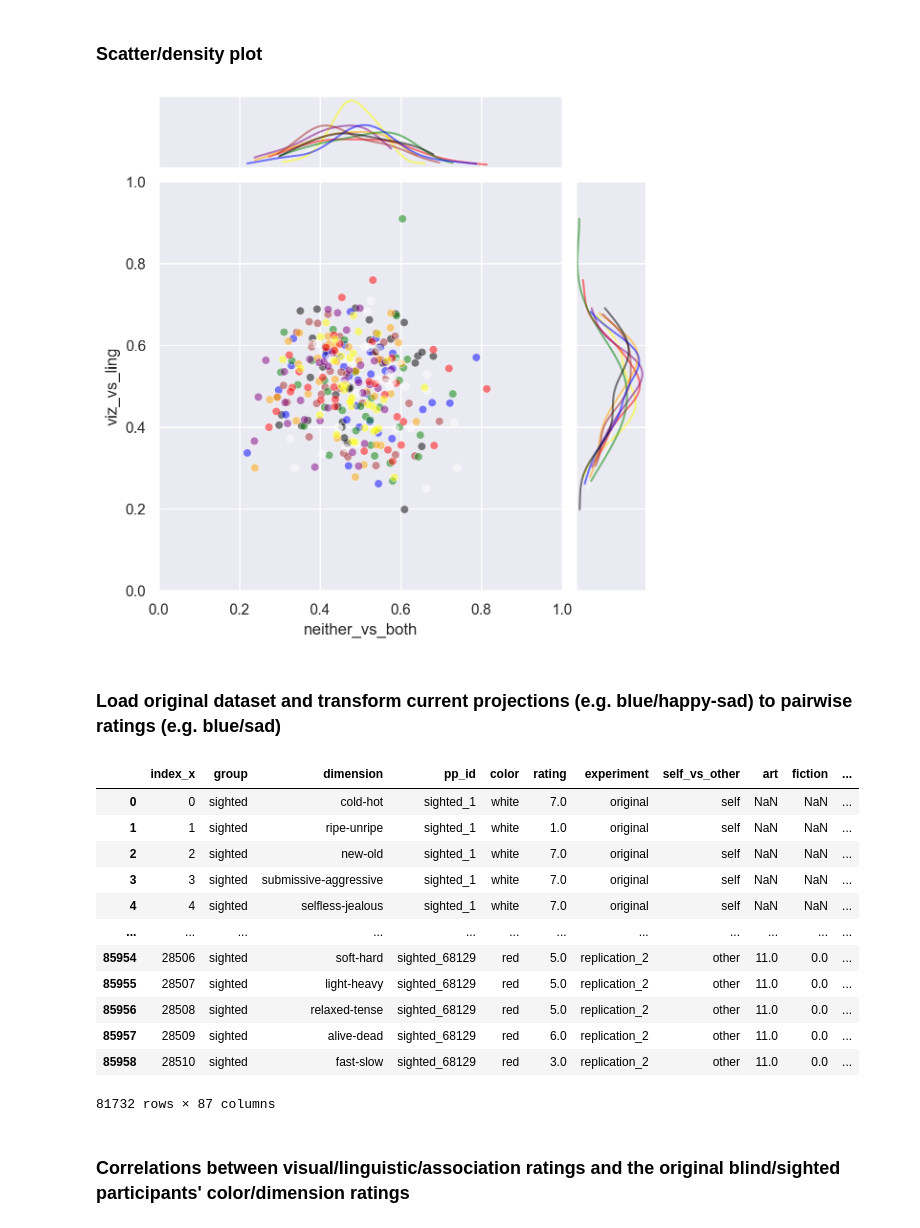
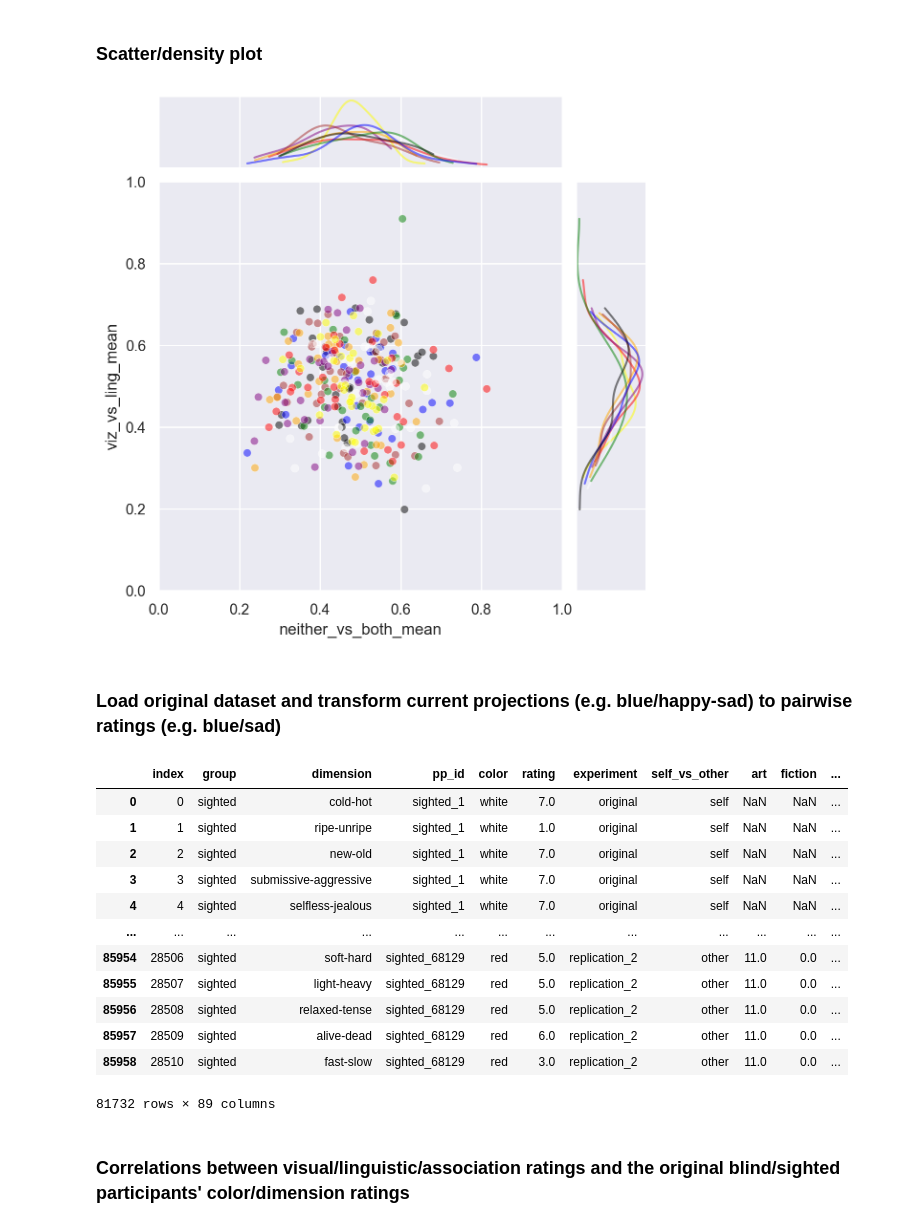
Before and after one commit to jvparidon/color-associations, a Jupyter notebook: visual_vs_linguistic_ratings.ipynb, the cells around one changed output. Cells and saved outputs as stored; diff of their text form; code cells hidden in the pictures.

```diff
--- a/visual_vs_linguistic_ratings.ipynb
+++ b/visual_vs_linguistic_ratings.ipynb
@@ -40,6 +40,6 @@ pd.options.mode.chained_assignment = None
 # %% [markdown]
 ## 1. Load data
 # %%
-df_mean = pd.read_csv('data/viz_vs_ling_ratings.tsv', sep='\t')
+df_mean = pd.read_csv('data/viz_vs_ling_aggr.tsv', sep='\t')
 display(df_mean)
 # %% [output]
@@ -106,19 +107,19 @@ r(viz vs. ling, neither vs. both) = -0.06
 # %%
 colordict = {color: color for color in df_mean['color'].unique()}
 
 g = sns.JointGrid(
-    x='neither_vs_both',
-    y='viz_vs_ling',
+    x='neither_vs_both_mean',
+    y='viz_vs_ling_mean',
     hue='color',
     data=df_mean,
     palette=colordict,
 )
 g.plot_joint(sns.scatterplot, alpha=.5);
 g.plot_marginals(sns.kdeplot, cut=0, alpha=.5);
 g.ax_joint.set(xlim=[0, 1], ylim=[0, 1]);
 g.ax_joint.legend_.remove()
 # %% [output]
-[figure, old version]
+[figure, new version]
 # %% [markdown]
 ### Load original dataset and transform current projections (e.g. blue/happy-sad) to pairwise ratings (e.g. blue/sad)
 # %%
@@ -132,10 +133,10 @@ df1['rating'] = 8.0 - df1['rating']
 df_joint = pd.concat([df1, df2])
 df_joint = df_joint.merge(df_mean, how='left', on=['adjective', 'color'])
 
-df_joint = df_joint[df_joint['viz_vs_ling'].notna()]  # toss a small number cases with missing data
+df_joint = df_joint[df_joint['viz_vs_ling_mean'].notna()]  # toss a small number cases with missing data
 display(df_joint)
 # %% [output]
-|  | index_x | group | dimension | pp_id | color | rating | experiment | self_vs_other | art | fiction | ... |
+|  | index | group | dimension | pp_id | color | rating | experiment | self_vs_other | art | fiction | ... |
 | 0 | 0 | sighted | cold-hot | sighted_1 | white | 7.0 | original | self | NaN | NaN | ... |
 | 1 | 1 | sighted | ripe-unripe | sighted_1 | white | 1.0 | original | self | NaN | NaN | ... |
 | 2 | 2 | sighted | new-old | sighted_1 | white | 7.0 | original | self | NaN | NaN | ... |
@@ -147,7 +148,7 @@ display(df_joint)
 | 85956 | 28508 | sighted | relaxed-tense | sighted_68129 | red | 5.0 | replication_2 | other | 11.0 | 0.0 | ... |
 | 85957 | 28509 | sighted | alive-dead | sighted_68129 | red | 6.0 | replication_2 | other | 11.0 | 0.0 | ... |
 | 85958 | 28510 | sighted | fast-slow | sighted_68129 | red | 3.0 | replication_2 | other | 11.0 | 0.0 | ... |
-81732 rows × 87 columns
+81732 rows × 89 columns
 # %%
 df_self = df_joint[df_joint['self_vs_other'] == 'self']
 
```
Also changed, not shown: parts of 13 cells of this notebook, 2 other files.
